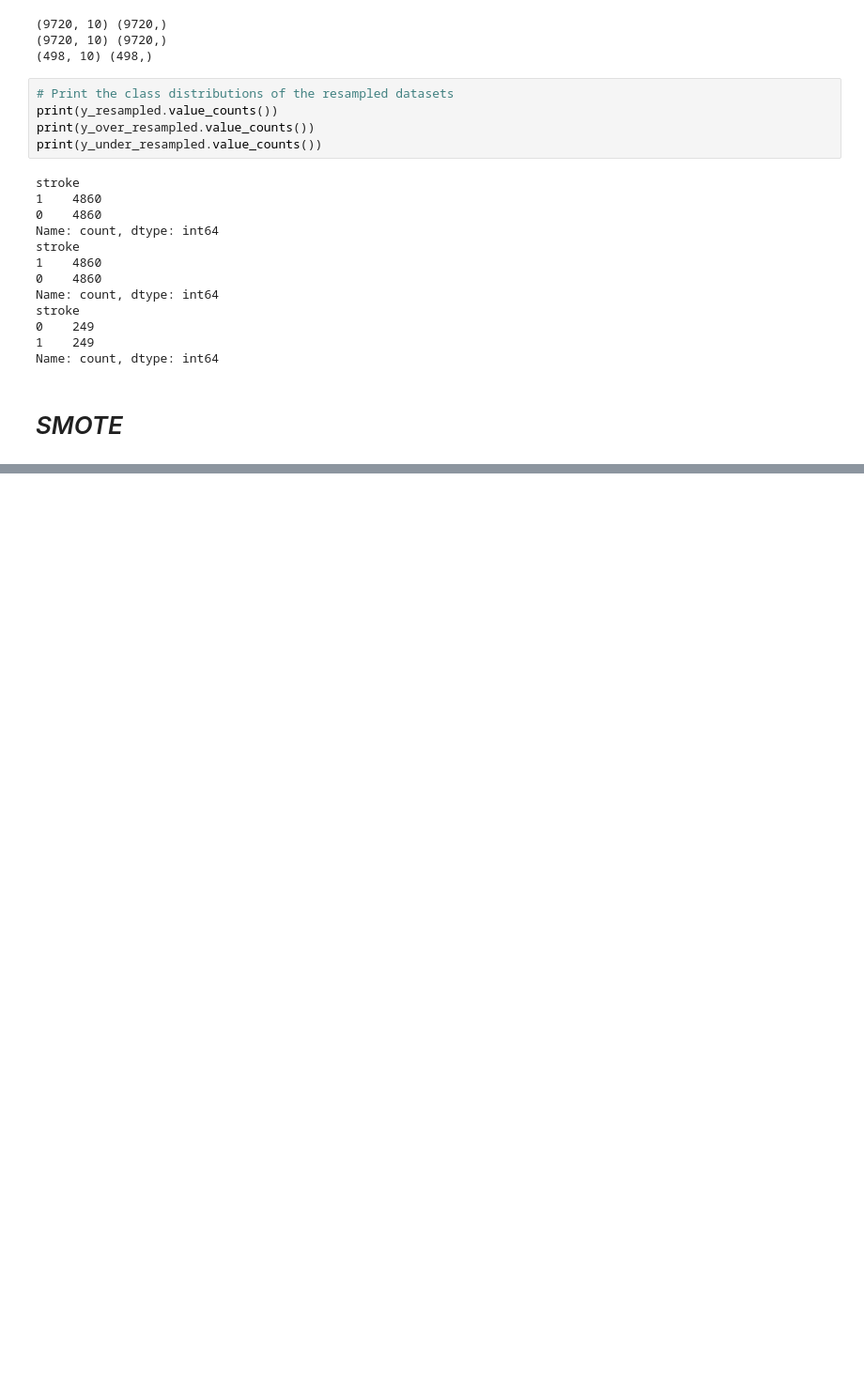
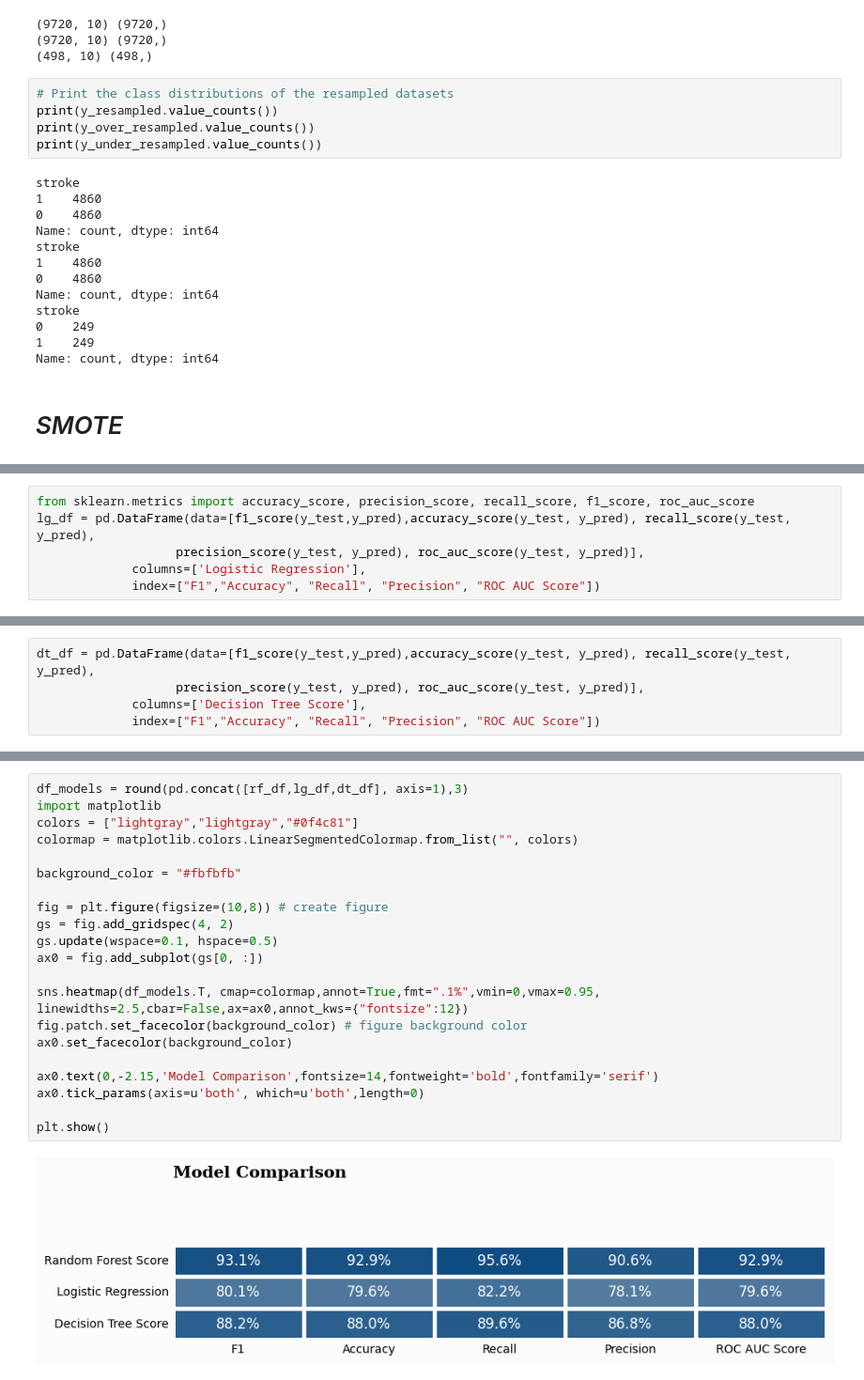
Before and after one commit to aishwaryakarki001/Stroke-Risk-Predictive-Analysis, a Jupyter notebook: stroke-prediction-new-code.ipynb, the cells around one changed output, grey strips where cells are left out. Shown at 94% size. Cells and saved outputs as stored; diff of their text form; blank space fills up the shorter version.

```diff
--- a/stroke-prediction-new-code.ipynb
+++ b/stroke-prediction-new-code.ipynb
@@ -697,3 +716,9 @@ plot_learning_curve(model, title, X, y, cv=5)
 plt.show()
 # %% [output]
 [figure]
+# %%
+from sklearn.metrics import accuracy_score, precision_score, recall_score, f1_score, roc_auc_score
+lg_df = pd.DataFrame(data=[f1_score(y_test,y_pred),accuracy_score(y_test, y_pred), recall_score(y_test, y_pred),
+                   precision_score(y_test, y_pred), roc_auc_score(y_test, y_pred)],
+             columns=['Logistic Regression'],
+             index=["F1","Accuracy", "Recall", "Precision", "ROC AUC Score"])
@@ -782,0 +817,5 @@ plt.show()
+# %%
+dt_df = pd.DataFrame(data=[f1_score(y_test,y_pred),accuracy_score(y_test, y_pred), recall_score(y_test, y_pred),
+                   precision_score(y_test, y_pred), roc_auc_score(y_test, y_pred)],
+             columns=['Decision Tree Score'],
+             index=["F1","Accuracy", "Recall", "Precision", "ROC AUC Score"])
@@ -785,2 +833,25 @@ joblib.dump(model, 'Decision_tree_model.joblib')
 # %% [output]
 ['Decision_tree_model.joblib']
+# %%
+df_models = round(pd.concat([rf_df,lg_df,dt_df], axis=1),3)
+import matplotlib
+colors = ["lightgray","lightgray","#0f4c81"]
+colormap = matplotlib.colors.LinearSegmentedColormap.from_list("", colors)
+
+background_color = "#fbfbfb"
+
+fig = plt.figure(figsize=(10,8)) # create figure
+gs = fig.add_gridspec(4, 2)
+gs.update(wspace=0.1, hspace=0.5)
+ax0 = fig.add_subplot(gs[0, :])
+
+sns.heatmap(df_models.T, cmap=colormap,annot=True,fmt=".1%",vmin=0,vmax=0.95, linewidths=2.5,cbar=False,ax=ax0,annot_kws={"fontsize":12})
+fig.patch.set_facecolor(background_color) # figure background color
+ax0.set_facecolor(background_color)
+
+ax0.text(0,-2.15,'Model Comparison',fontsize=14,fontweight='bold',fontfamily='serif')
+ax0.tick_params(axis=u'both', which=u'both',length=0)
+
+plt.show()
+# %% [output]
+[figure, added]
```
Also changed, not shown: parts of 17 cells of this notebook, 10 other files.
